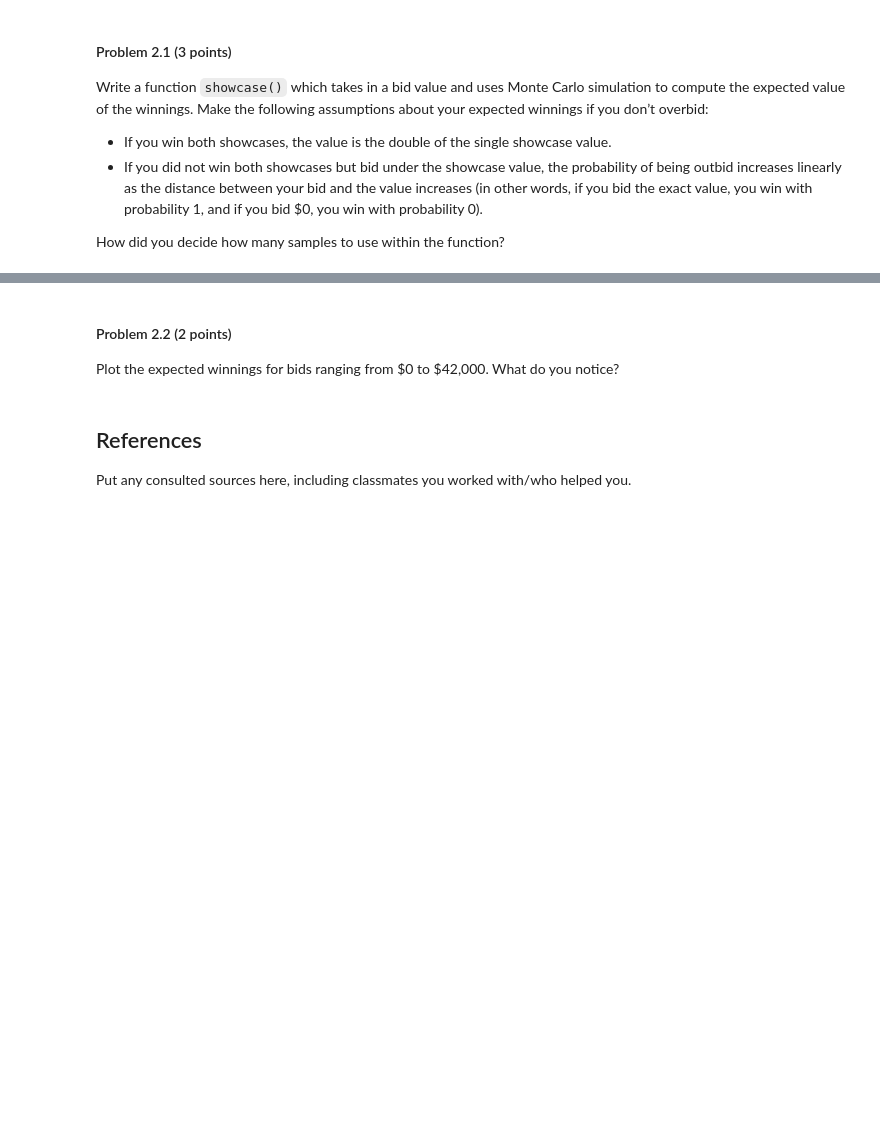
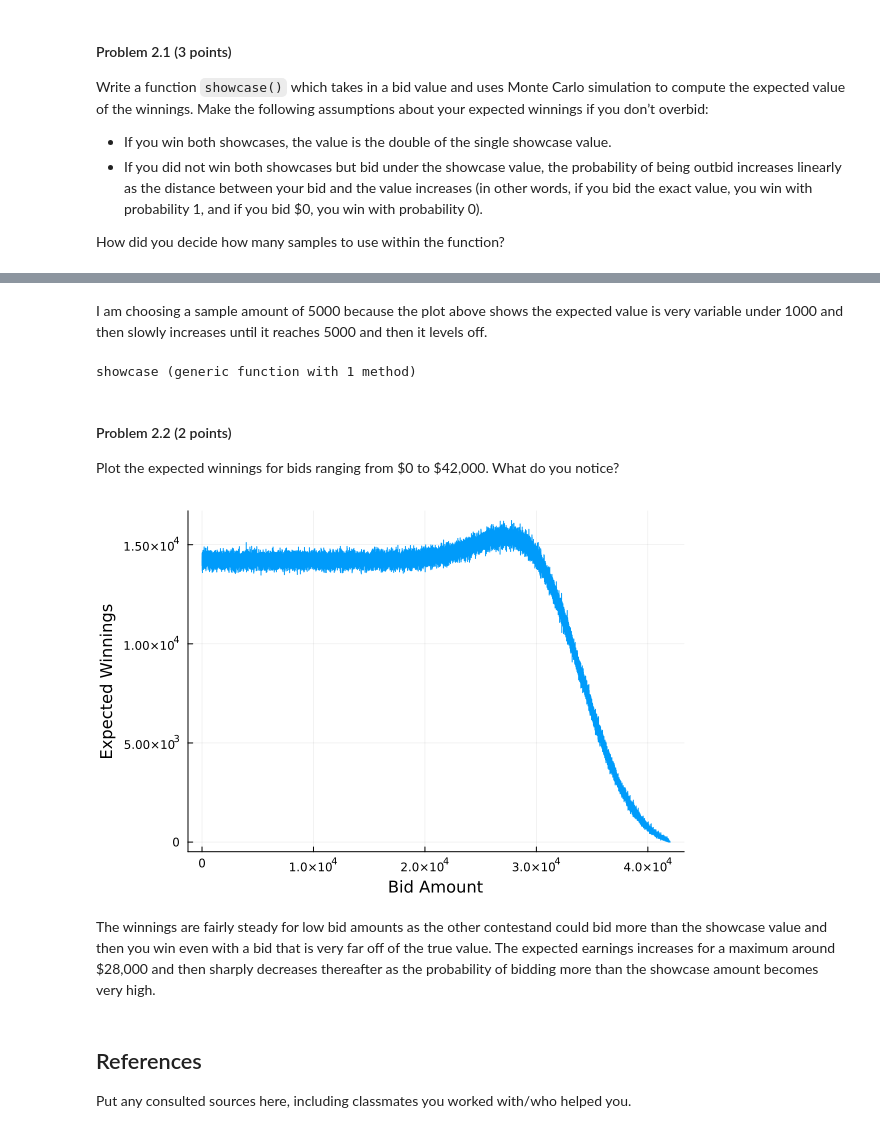
Before and after one commit to BEE4750-FA23/lab-02-jrmarcuse, a Jupyter notebook: lab02.ipynb, the cells around one changed output, grey strips where cells are left out. Drawn from its saved outputs; the diff is of its cells as text; code cells hidden in the pictures; blank space fills up the shorter version.

```diff
--- a/lab02.ipynb
+++ b/lab02.ipynb
@@ -256,8 +307,55 @@ How did you decide how many samples to use within the function?
+# %% [markdown]
+I am choosing a sample amount of 5000 because the plot above shows the expected value is very variable under 1000 and then slowly increases until it reaches 5000 and then it levels off.
+# %%
+#This function determines the expected value of the winnings based on your chosen bid
+function showcase(bid_value)
+    #Create the distribution
+    showcase_dist = truncated(Normal(31000,4500), lower=5000, upper=42000)
+    #initialize vector of winnings
+    won=[];
+    for i=1:5000
+        #Initialize winnings variable at 0
+        winnings=0;
+        final_showcase_value, contestant_value = rand(showcase_dist,2)
+
+        #This set of if statements determines the winnings based on your guess
+        if bid_value<=final_showcase_value && contestant_value<=final_showcase_value
+            if (final_showcase_value-bid_value)<(final_showcase_value-contestant_value)
+                if (final_showcase_value-bid_value)<=250
+                    winnings=2*final_showcase_value;
+                else
+                    winnings=final_showcase_value;
+                end
+            end
+        elseif bid_value<=final_showcase_value && contestant_value>final_showcase_value
+            if (final_showcase_value-bid_value)<=250
+                winnings=2*final_showcase_value;
+            else
+                winnings=final_showcase_value;
+            end
+        end
+        #append the winnings of this run to the won vector
+        push!(won,winnings)
+    end
+    return mean(won)
+end
+# %% [output]
+showcase (generic function with 1 method)
 # %% [markdown]
 #### Problem 2.2 (2 points)
 
 Plot the expected winnings for bids ranging from \$0 to \$42,000. What
 do you notice?
+# %%
+using Plots
+#make a vector of the expected win value based on bid value
+expected_win = [showcase(i) for i in 0:42000]
+
+plot(expected_win,xlabel="Bid Amount",ylabel="Expected Winnings",legend=false)
+# %% [output]
+[figure, added]
+# %% [markdown]
+The winnings are fairly steady for low bid amounts as the other contestand could bid more than the showcase value and then you win even with a bid that is very far off of the true value. The expected earnings increases for a maximum around $28,000 and then sharply decreases thereafter as the probability of bidding more than the showcase amount becomes very high.
 # %% [markdown]
 ## References
 
```
Also changed, not shown: parts of 3 cells of this notebook.
